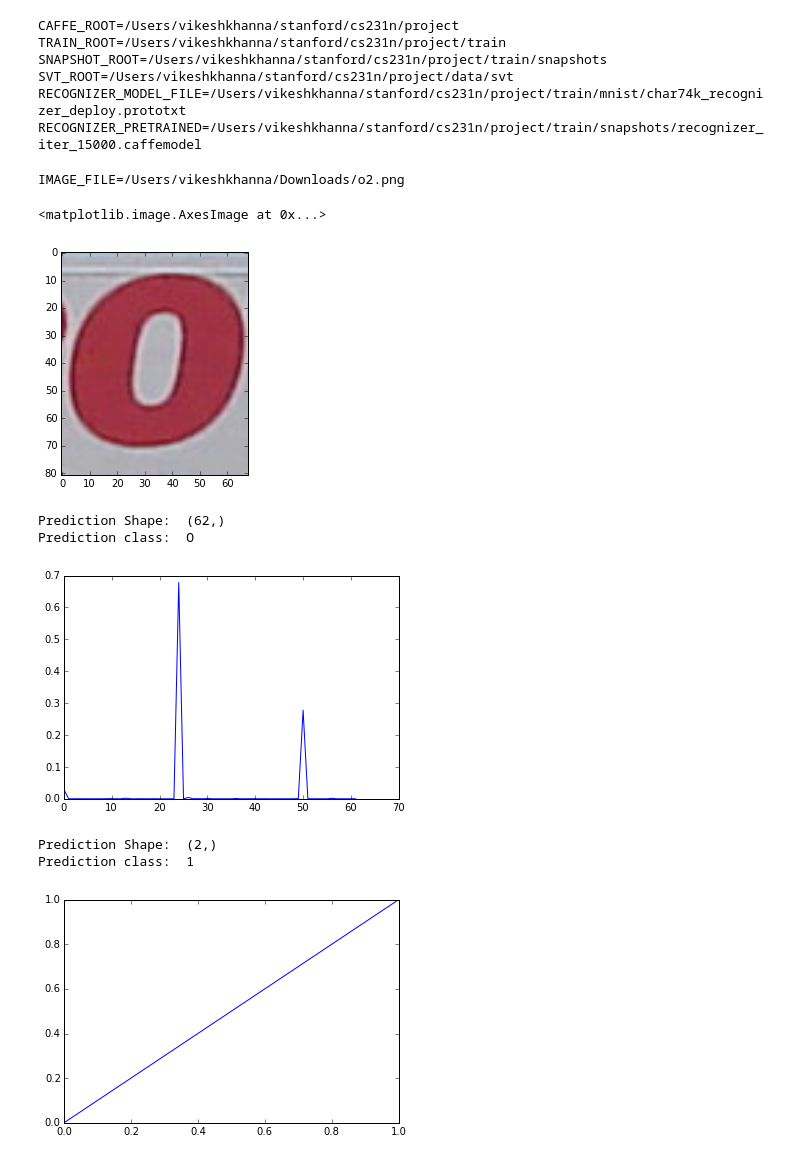
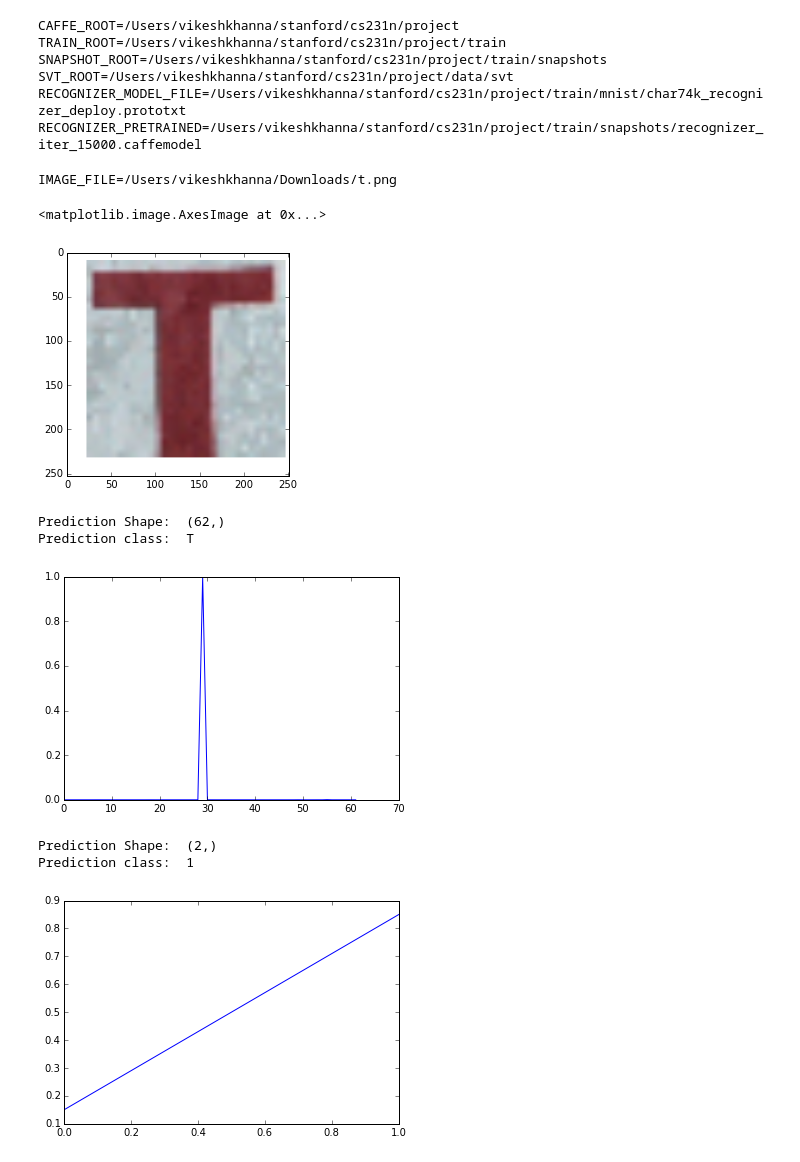
Before and after one commit to vikeshkhanna/cs231n, a Jupyter notebook: classification.ipynb, the cells around one changed output. Drawn from its saved outputs; the diff is of its cells as text; code cells hidden in the pictures.

```diff
--- a/classification.ipynb
+++ b/classification.ipynb
@@ -37,14 +40,14 @@ recognizer = classifier.Recognizer(RECOGNIZER_MODEL_FILE, RECOGNIZER_PRETRAINED)
 detector = classifier.Detector(DETECTOR_MODEL_FILE, DETECTOR_PRETRAINED)
 # %%
 # IMAGE_FILE = os.path.join(DATA_ROOT, "English/Img/GoodImg/Bmp/Sample036/img036-00002.png")
-IMAGE_FILE = "/Users/vikeshkhanna/Downloads/o2.png"
+IMAGE_FILE = "/Users/vikeshkhanna/Downloads/t.png"
 print "IMAGE_FILE=%s" % IMAGE_FILE
 input_image = caffe.io.load_image(IMAGE_FILE)
 plt.imshow(input_image)
 # %% [output]
-IMAGE_FILE=/Users/vikeshkhanna/Downloads/o2.png
+IMAGE_FILE=/Users/vikeshkhanna/Downloads/t.png
 <matplotlib.image.AxesImage at 0x...>
-[figure, old version]
+[figure, new version]
 # %%
 prediction = recognizer.recognize([input_image])
 print 'Prediction Shape: ', prediction[0].shape
@@ -52,8 +55,8 @@ plt.plot(prediction[0])
 print 'Prediction class: ', classifier.transform_label(prediction[0].argmax())
 # %% [output]
 Prediction Shape:  (62,)
-Prediction class:  O
+Prediction class:  T
-[figure, old version]
+[figure, new version]
 # %%
 prediction = detector.detect([input_image])
 print 'Prediction Shape: ', prediction[0].shape
@@ -62,7 +65,7 @@ print 'Prediction class: ', classifier.transform_label(prediction[0].argmax())
 # %% [output]
 Prediction Shape:  (2,)
 Prediction class:  1
-[figure, old version]
+[figure, new version]
 # %%
 # Testing the SVT
 # TEST_IMG = os.path.join(SVT_ROOT, "img/00_06.jpg")
```
Also changed, not shown: parts of 6 cells of this notebook, 36 other files.
